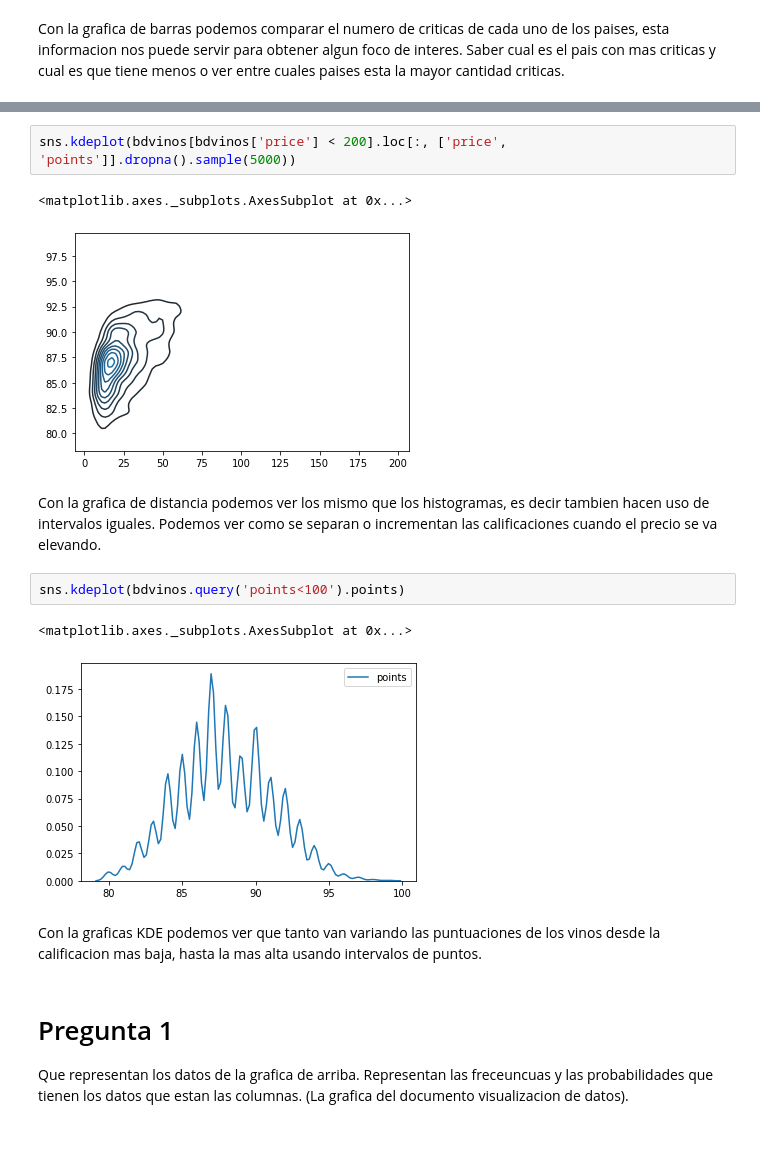
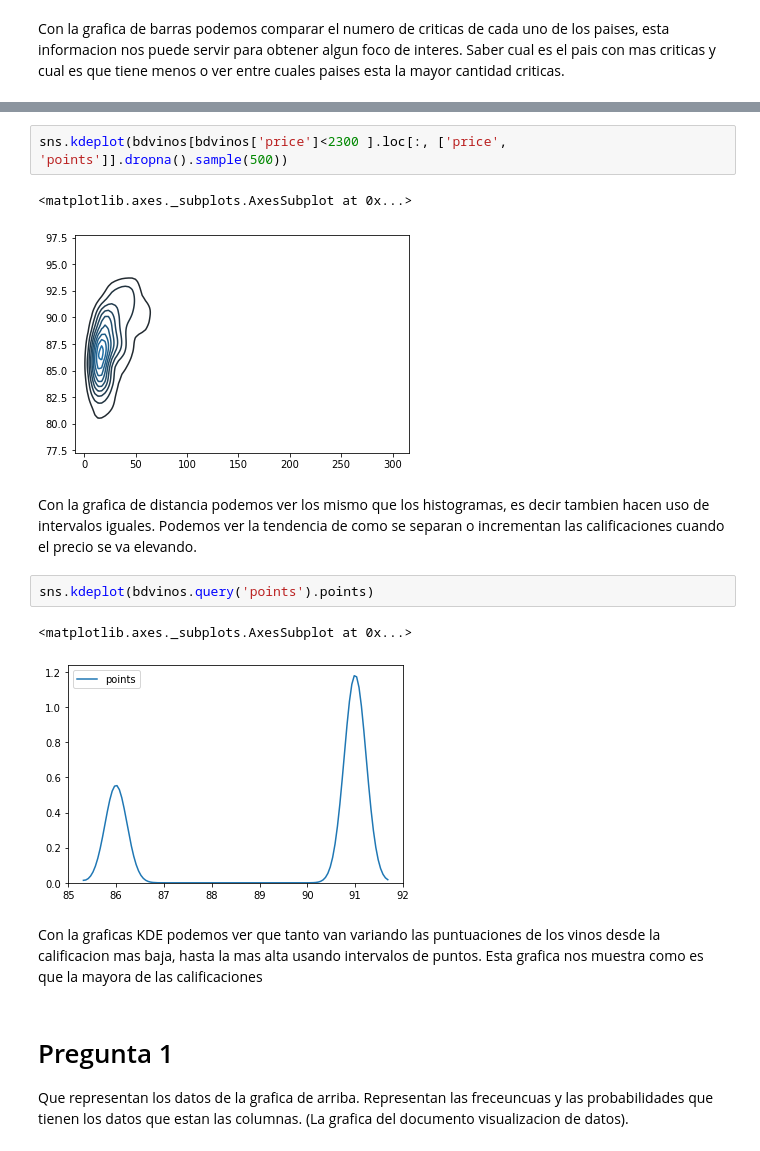
Before and after one commit to carlmuva/MINERIA-DE-DATOS, a Jupyter notebook: Practica2/Practica2.ipynb, the cells around one changed output, grey strips where cells are left out. Saved outputs shown, nothing was run; the diff lists cells and outputs as text.

```diff
--- a/Practica2/Practica2.ipynb
+++ b/Practica2/Practica2.ipynb
@@ -117,17 +122,17 @@ Con la grafica Scatter plot de hexagonos podemos ver que en cuales puntos existe
 # %%
-sns.kdeplot(bdvinos[bdvinos['price'] < 200].loc[:, ['price', 'points']].dropna().sample(5000))
+sns.kdeplot(bdvinos[bdvinos['price']<2300 ].loc[:, ['price', 'points']].dropna().sample(500))
 # %% [output]
 <matplotlib.axes._subplots.AxesSubplot at 0x...>
-[figure, old version]
+[figure, new version]
 # %% [markdown]
-Con la grafica de distancia podemos ver los mismo que los histogramas, es decir tambien hacen uso de intervalos iguales. Podemos ver como se separan o incrementan las calificaciones cuando el precio se va elevando.
+Con la grafica de distancia podemos ver los mismo que los histogramas, es decir tambien hacen uso de intervalos iguales. Podemos ver la tendencia de como se separan o incrementan las calificaciones cuando el precio se va elevando.
 # %%
-sns.kdeplot(bdvinos.query('points<100').points)
+sns.kdeplot(bdvinos.query('points').points)
 # %% [output]
 <matplotlib.axes._subplots.AxesSubplot at 0x...>
-[figure, old version]
+[figure, new version]
 # %% [markdown]
-Con la graficas KDE podemos ver que tanto van variando las puntuaciones de los vinos desde la calificacion mas baja, hasta la mas alta usando intervalos de puntos.
+Con la graficas KDE podemos ver que tanto van variando las puntuaciones de los vinos desde la calificacion mas baja, hasta la mas alta usando intervalos de puntos. Esta grafica nos muestra como es que la mayora de las calificaciones
 # %% [markdown]
 # Pregunta 1
 Que representan los datos de la grafica de arriba.
```
Also changed, not shown: parts of 4 cells of this notebook.
